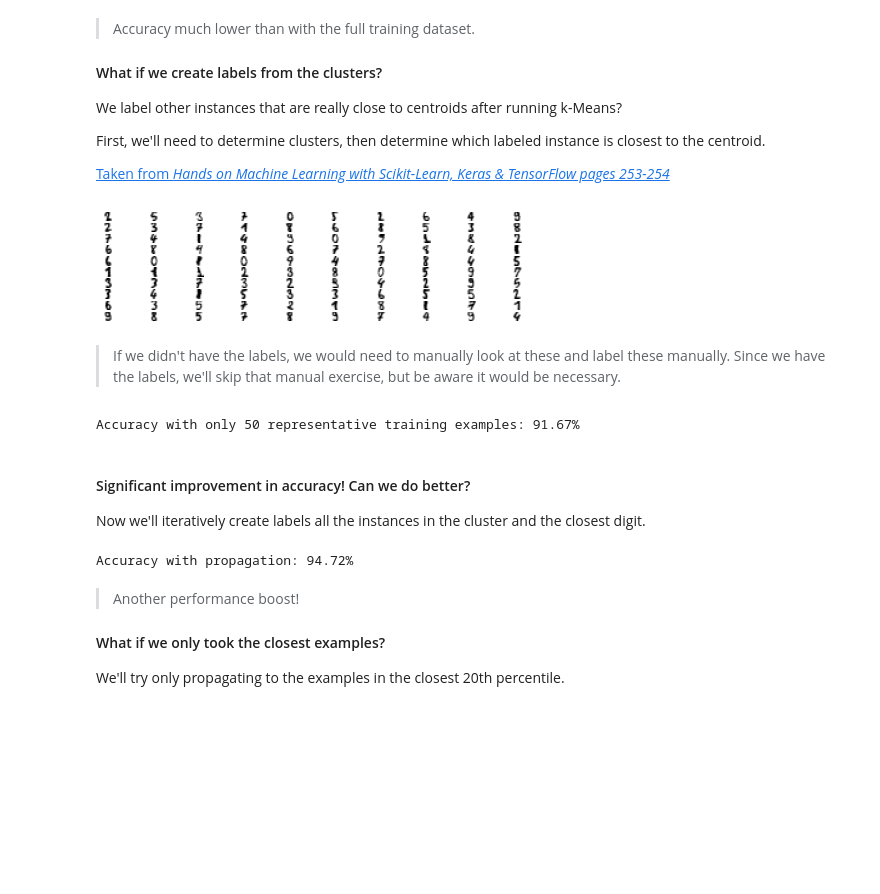
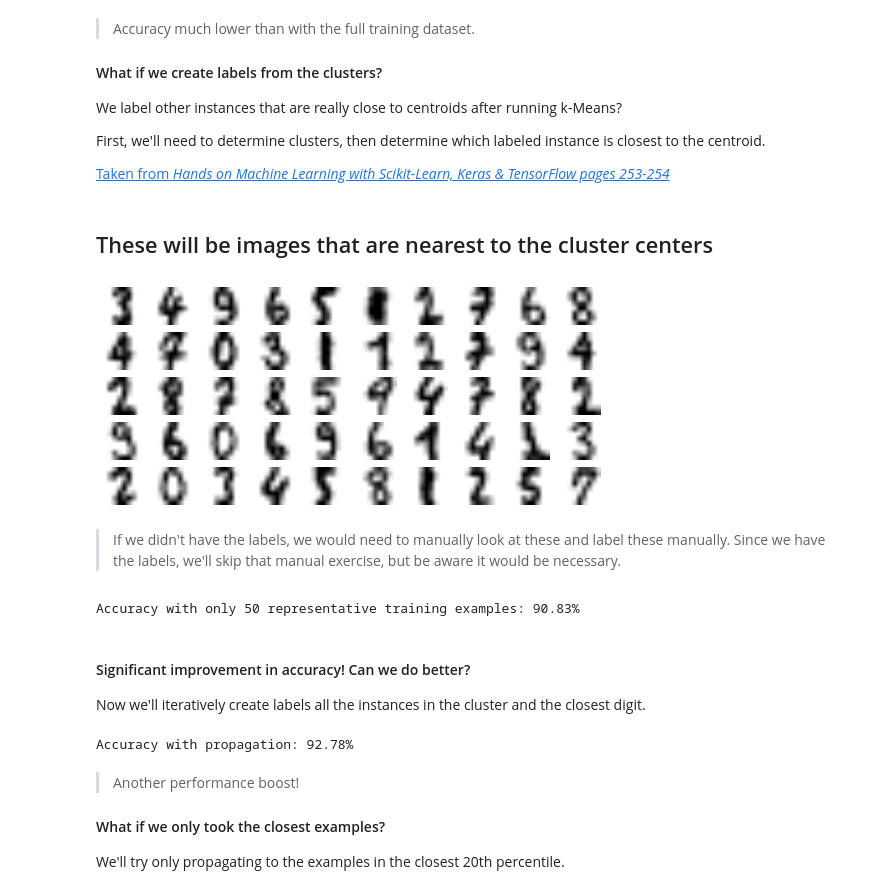
Before and after one commit to appliedecon/data602-lectures, a Jupyter notebook: week12/clustering.ipynb, the cells around one changed output. Saved outputs shown, nothing was run; the diff lists cells and outputs as text; code cells hidden in the pictures; blank space fills up the shorter version.

```diff
--- a/week12/clustering.ipynb
+++ b/week12/clustering.ipynb
@@ -378,23 +378,26 @@ First, we'll need to determine clusters, then determine which labeled instance i
 # %%
 import numpy as np
 
-k = 100
+k = 50
 
 kmeans = KMeans(n_clusters = k)
 X_digits_dist = kmeans.fit_transform(dX_train)
 
+# digit with smallest distance
 representative_digit_idx = np.argmin(X_digits_dist, axis=0)
 X_representative_digits = dX_train[representative_digit_idx]
+# %% [markdown]
+## These will be images that are nearest to the cluster centers
 # %%
-plt.figure(figsize=(8, 2))
+plt.figure(figsize=(9, 4))
 for index, X_representative_digit in enumerate(X_representative_digits):
     plt.subplot(k // 10, 10, index + 1)
     plt.imshow(X_representative_digit.reshape(8, 8), cmap="binary", interpolation="bilinear")
     plt.axis('off')
 
 plt.show()
 # %% [output]
-[figure, old version]
+[figure, new version]
 # %% [markdown]
 > If we didn't have the labels, we would need to manually look at these and label these manually. Since we have the labels, we'll skip that manual exercise, but be aware it would be necessary.
 # %%
@@ -406,7 +409,7 @@ log_reg = log_reg.fit(X_representative_digits, y_representative_digits)
 new_scr = log_reg.score(dX_test, dy_test)
 print(f'Accuracy with only 50 representative training examples: {new_scr:.2%}')
 # %% [output]
-Accuracy with only 50 representative training examples: 91.67%
+Accuracy with only 50 representative training examples: 90.83%
 # %% [markdown]
 #### Significant improvement in accuracy! Can we do better?
 Now we'll iteratively create labels all the instances in the cluster and the closest digit.
@@ -422,7 +425,7 @@ log_reg = log_reg.fit(dX_train, y_train_propagated)
 new_scr = log_reg.score(dX_test, dy_test)
 print(f'Accuracy with propagation: {new_scr:.2%}')
 # %% [output]
-Accuracy with propagation: 94.72%
+Accuracy with propagation: 92.78%
 # %% [markdown]
 > Another performance boost!
 
```
Also changed, not shown: parts of 6 cells of this notebook.
